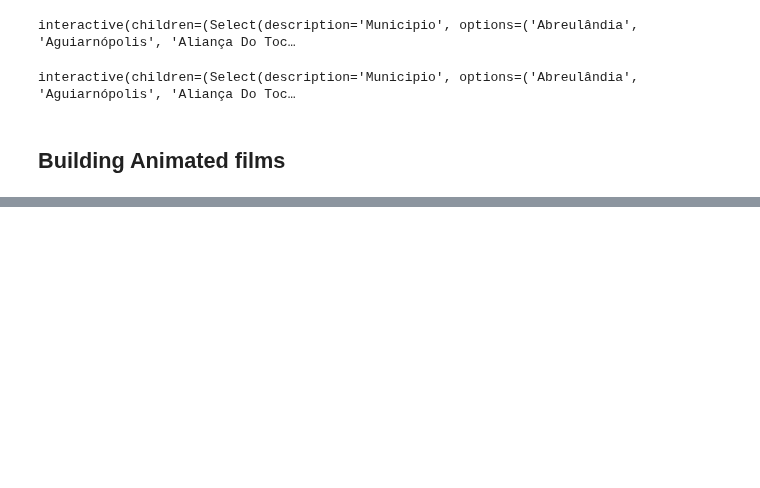
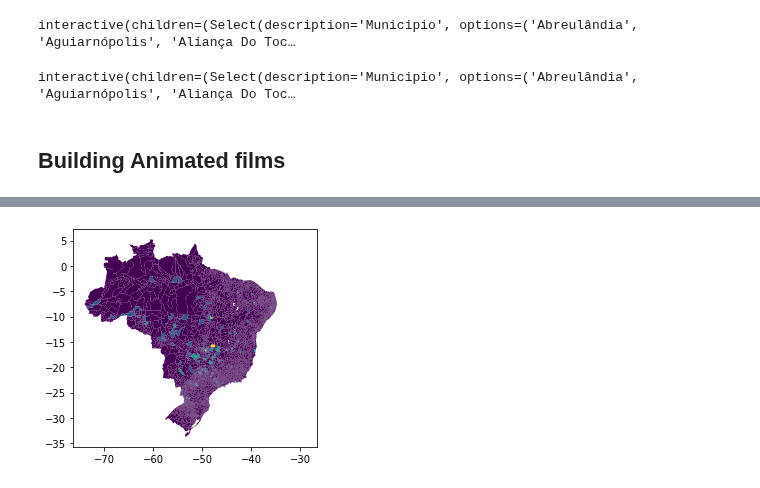
Before and after one commit to AlertaDengue/InfoDenguePredict, a Jupyter notebook: Notebooks/Spatial Exploration.ipynb, the cells around one changed output, grey strips where cells are left out. Drawn from its saved outputs; the diff is of its cells as text; code cells hidden in the pictures; blank space fills up the shorter version.

```diff
--- a/Notebooks/Spatial Exploration.ipynb
+++ b/Notebooks/Spatial Exploration.ipynb
@@ -233,0 +249,6 @@ os.mkdir(map_path)
+# %%
+def merge(munis, df):
+    munis['code_muni'] = munis.code_muni.astype('int')
+    dados = pd.merge(df.reset_index(), munis,how='left', left_on='municipio_geocodigo', right_on='code_muni')
+    dados = dados.sort_values('SE')
+    return gpd.GeoDataFrame(dados)
@@ -233,0 +279,8 @@ os.mkdir(map_path)
+# %%
+dengue = pd.read_parquet(data_path/'dengue')
+dengue.sort_values('SE',inplace=True)
+chik = pd.read_parquet(data_path/'chik')
+chik.sort_values('SE',inplace=True)
+zika = pd.read_parquet(data_path/'zika')
+zika.sort_values('SE',inplace=True)
+dengue
@@ -233,0 +301,8 @@ os.mkdir(map_path)
+# %%
+dmdf = merge(brmunis,dengue)
+cmdf = merge(brmunis, chik)
+zmdf = merge(brmunis, zika)
+# %%
+dmdf[dmdf.SE==202208].plot(column='casos_est',scheme="naturalbreaks");
+# %% [output]
+[figure, added]
```
Also changed, not shown: parts of 17 cells of this notebook, 1 other file.
